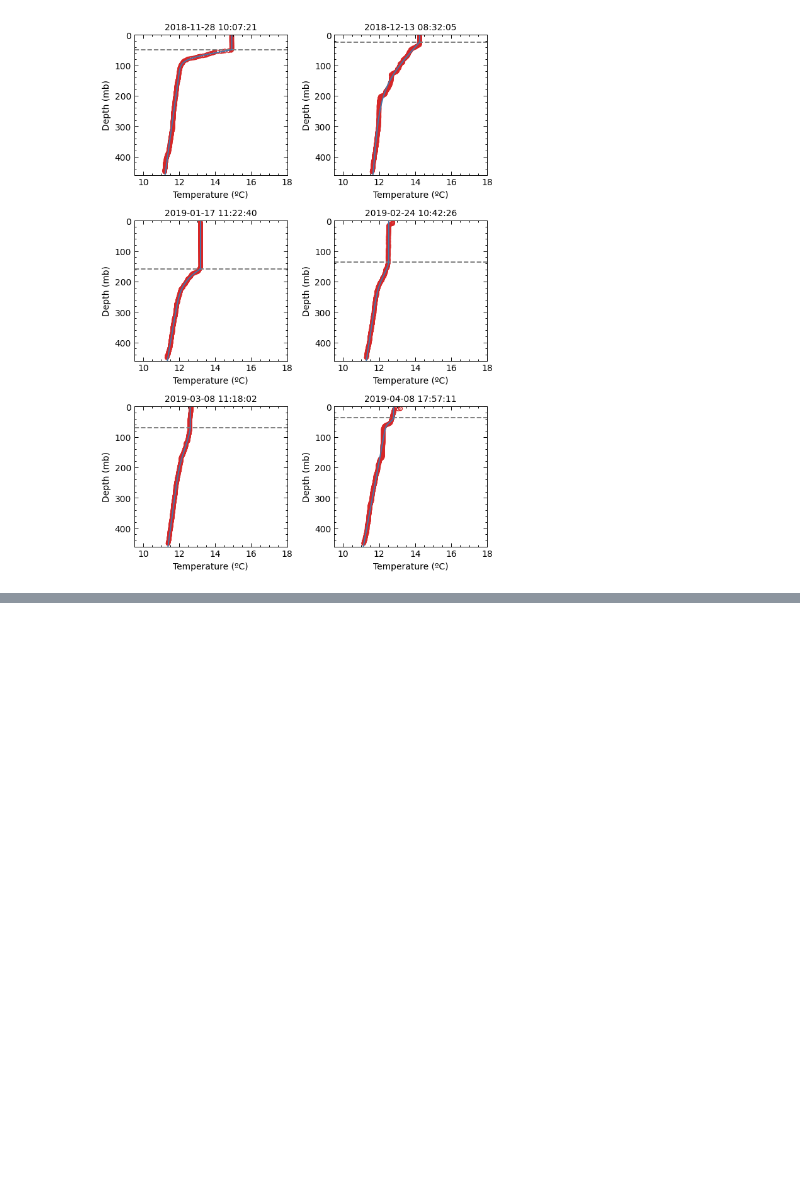
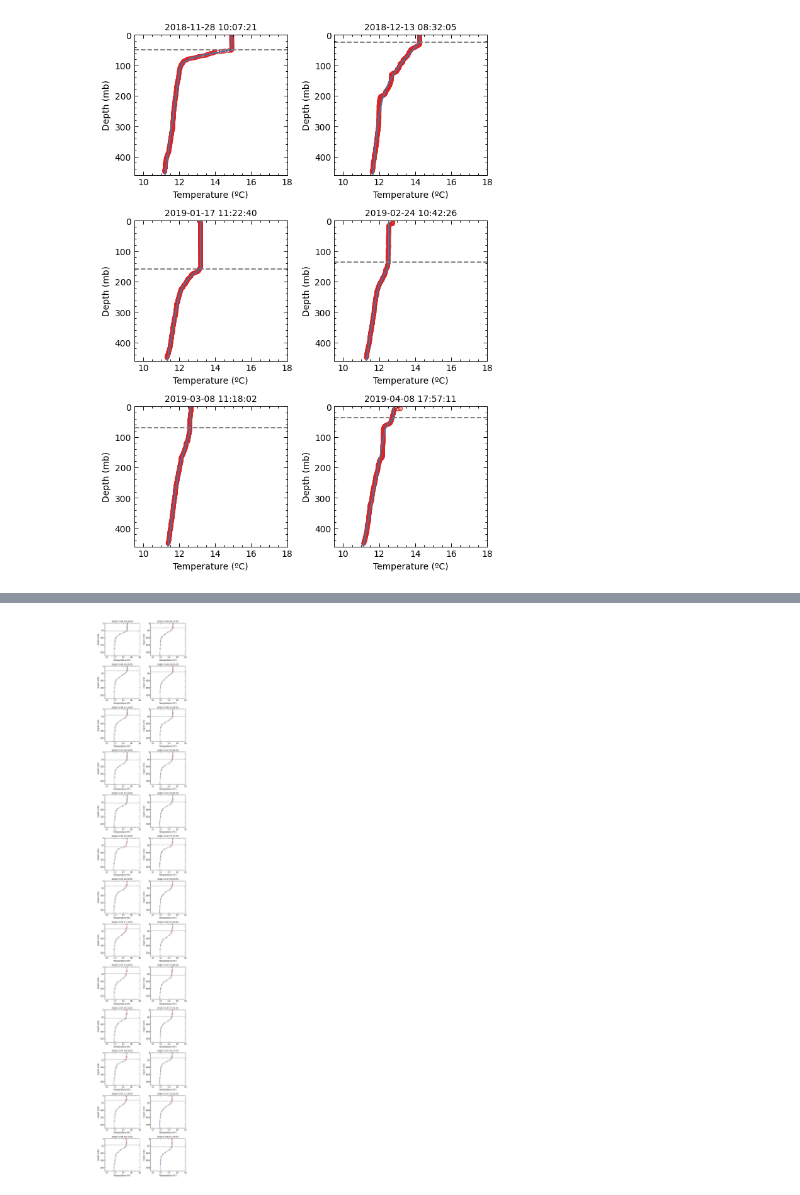
Before and after one commit to manufrn/TFG, a Jupyter notebook: notebooks/Untitled.ipynb, the cells around one changed output, grey strips where cells are left out. Drawn from its saved outputs; the diff is of its cells as text; code cells hidden in the pictures; blank space fills up the shorter version.

```diff
--- a/notebooks/Untitled.ipynb
+++ b/notebooks/Untitled.ipynb
@@ -33,0 +46,4 @@ print(df_fit[['Dates', 'b3']])
+# %%
+plot_multiple_profiles(df_fit_cons, temp, pres, locs)
+# %% [output]
+[figure, added]
```
Also changed, not shown: parts of 16 cells of this notebook, 3 other files.
